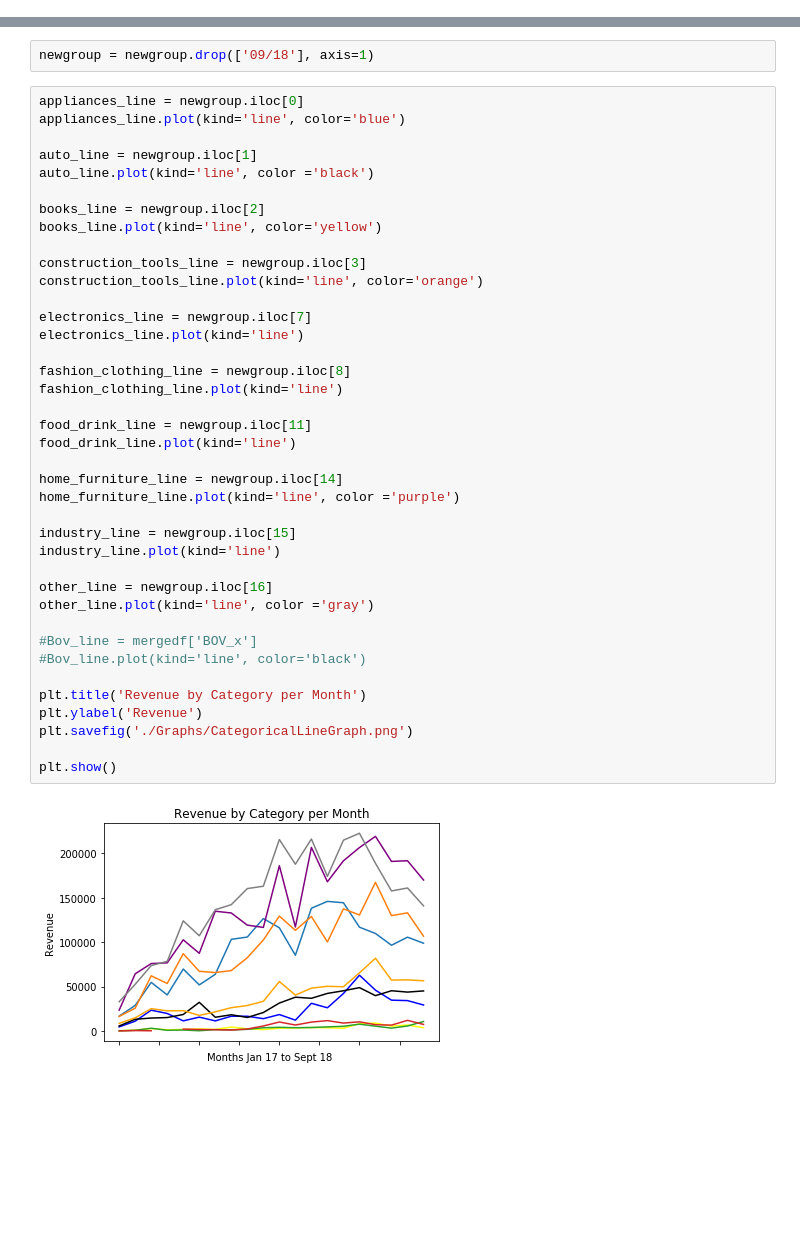
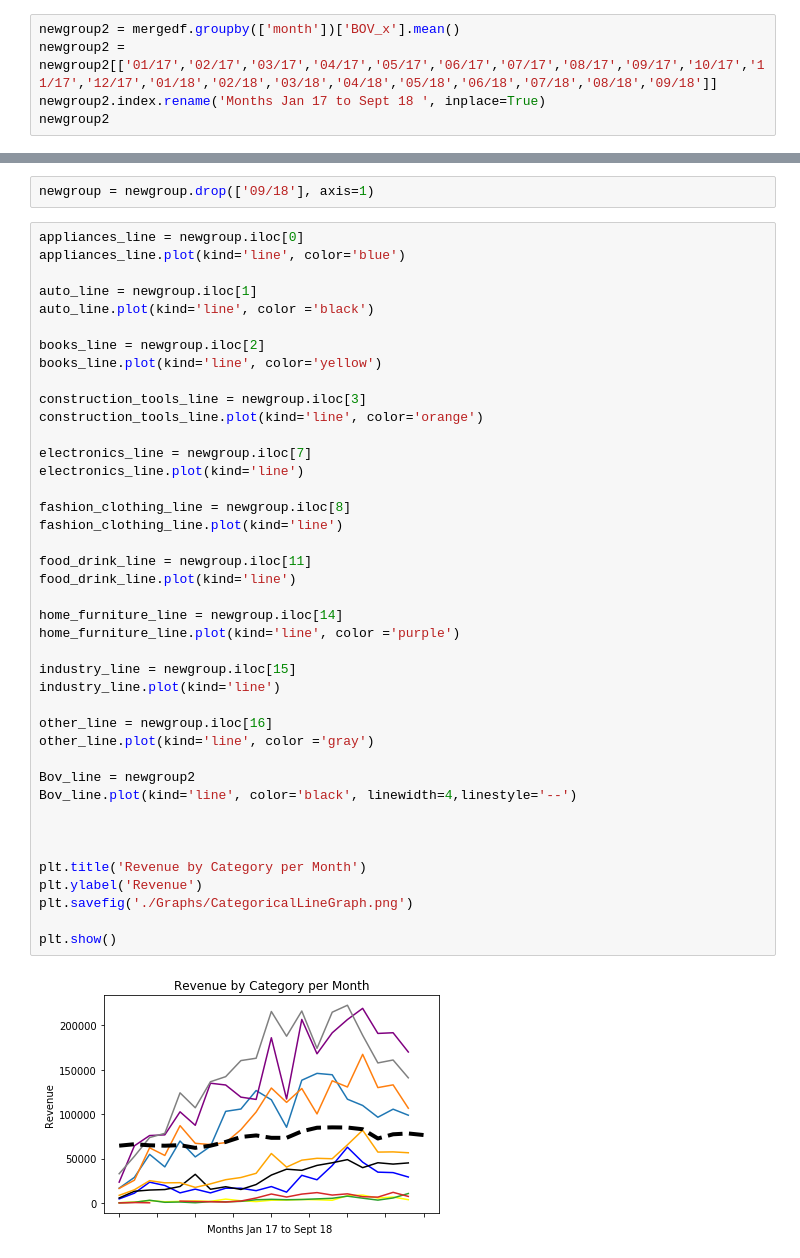
Before and after one commit to BShim92/BrazilianECommerce, a Jupyter notebook: ECommerceDataMerge.ipynb, the cells around one changed output, grey strips where cells are left out. Cells and saved outputs as stored; diff of their text form; blank space fills up the shorter version.

Commit message:
charts and stuff

```diff
--- a/ECommerceDataMerge.ipynb
+++ b/ECommerceDataMerge.ipynb
@@ -516,3 +516,8 @@ Revenue = 1.01 * (BOVESPA Index) + (-51588.97)
 # %%
 #used to see what the outlier point was
 #groupdf.sort_values('price', ascending= False).head()
+# %%
+newgroup2 = mergedf.groupby(['month'])['BOV_x'].mean()
+newgroup2 = newgroup2[['01/17','02/17','03/17','04/17','05/17','06/17','07/17','08/17','09/17','10/17','11/17','12/17','01/18','02/18','03/18','04/18','05/18','06/18','07/18','08/18','09/18']]
+newgroup2.index.rename('Months Jan 17 to Sept 18 ', inplace=True)
+newgroup2
@@ -601,33 +624,35 @@ books_line = newgroup.iloc[2]
 books_line.plot(kind='line', color='yellow')
 
 construction_tools_line = newgroup.iloc[3]
 construction_tools_line.plot(kind='line', color='orange')
 
 electronics_line = newgroup.iloc[7]
 electronics_line.plot(kind='line')
 
 fashion_clothing_line = newgroup.iloc[8]
 fashion_clothing_line.plot(kind='line')
 
 food_drink_line = newgroup.iloc[11]
 food_drink_line.plot(kind='line')
 
 home_furniture_line = newgroup.iloc[14]
 home_furniture_line.plot(kind='line', color ='purple')
 
 industry_line = newgroup.iloc[15]
 industry_line.plot(kind='line')
 
 other_line = newgroup.iloc[16]
 other_line.plot(kind='line', color ='gray')
 
-#Bov_line = mergedf['BOV_x']
-#Bov_line.plot(kind='line', color='black')
+Bov_line = newgroup2
+Bov_line.plot(kind='line', color='black', linewidth=4,linestyle='--')
+
+
 
 plt.title('Revenue by Category per Month')
 plt.ylabel('Revenue')
 plt.savefig('./Graphs/CategoricalLineGraph.png')
 
 plt.show()
 # %% [output]
-[figure, old version]
+[figure, new version]
```
Also changed, not shown: parts of 2 cells of this notebook.
